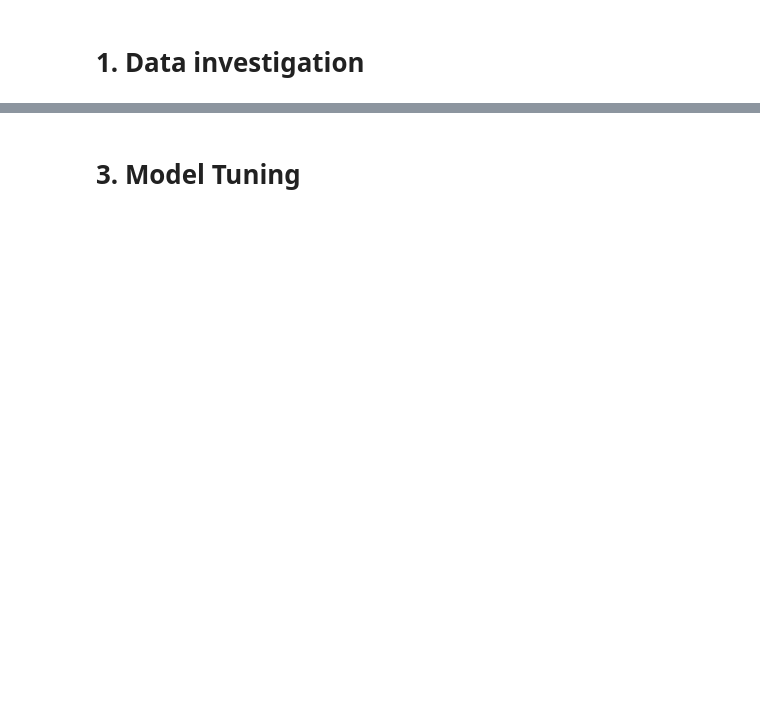
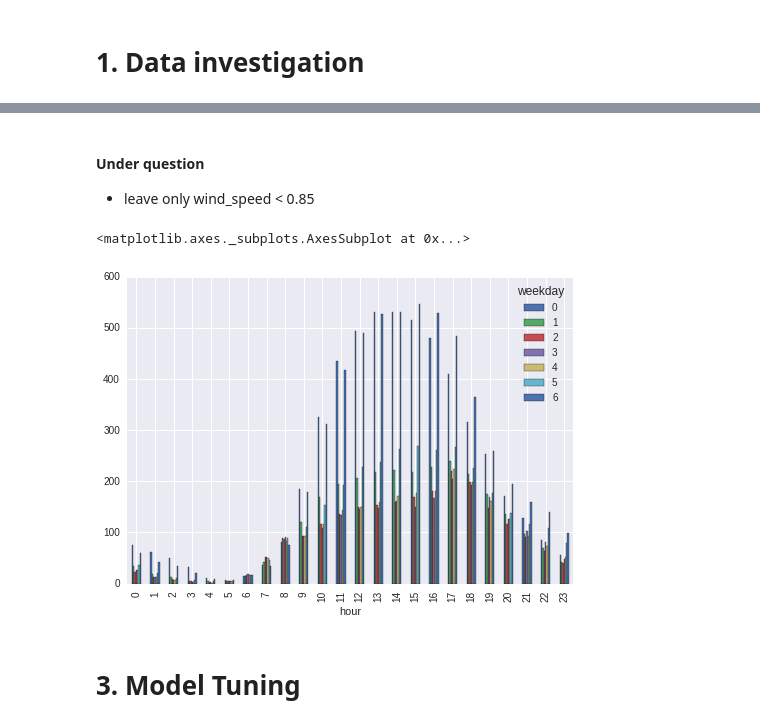
Before and after one commit to TimurKasatkin/kaggle_transport-usage-prediction, a Jupyter notebook: transport_usage_prediction.ipynb, the cells around one changed output, grey strips where cells are left out. Saved outputs shown, nothing was run; the diff lists cells and outputs as text; code cells hidden in the pictures; blank space fills up the shorter version.

```diff
--- a/transport_usage_prediction.ipynb
+++ b/transport_usage_prediction.ipynb
@@ -85,4 +79,4 @@ train_df.corr()[:"wind_speed"]
 from sklearn.preprocessing import MinMaxScaler
 # %%
 date_scaler = MinMaxScaler()
-train_df.date = date_scaler.fit_transform(train_df.date.astype(np.int64)[:,newaxis])
+train_df.date = date_scaler.fit_transform(train_df.date.astype(int)[:,newaxis])
@@ -163,0 +153,10 @@ y_train = train_df.usage
+# %% [markdown]
+#### Under question
+- leave only wind_speed < 0.85
+# %%
+train_casual_df = train_df[train_df.casual < 1200]
+# %%
+train_casual_df.pivot_table(values='casual', index='hour', columns='weekday', aggfunc=np.mean).plot.bar()
+# %% [output]
+<matplotlib.axes._subplots.AxesSubplot at 0x...>
+[figure, added]
```
Also changed, not shown: parts of 63 cells of this notebook, 3 other files.
